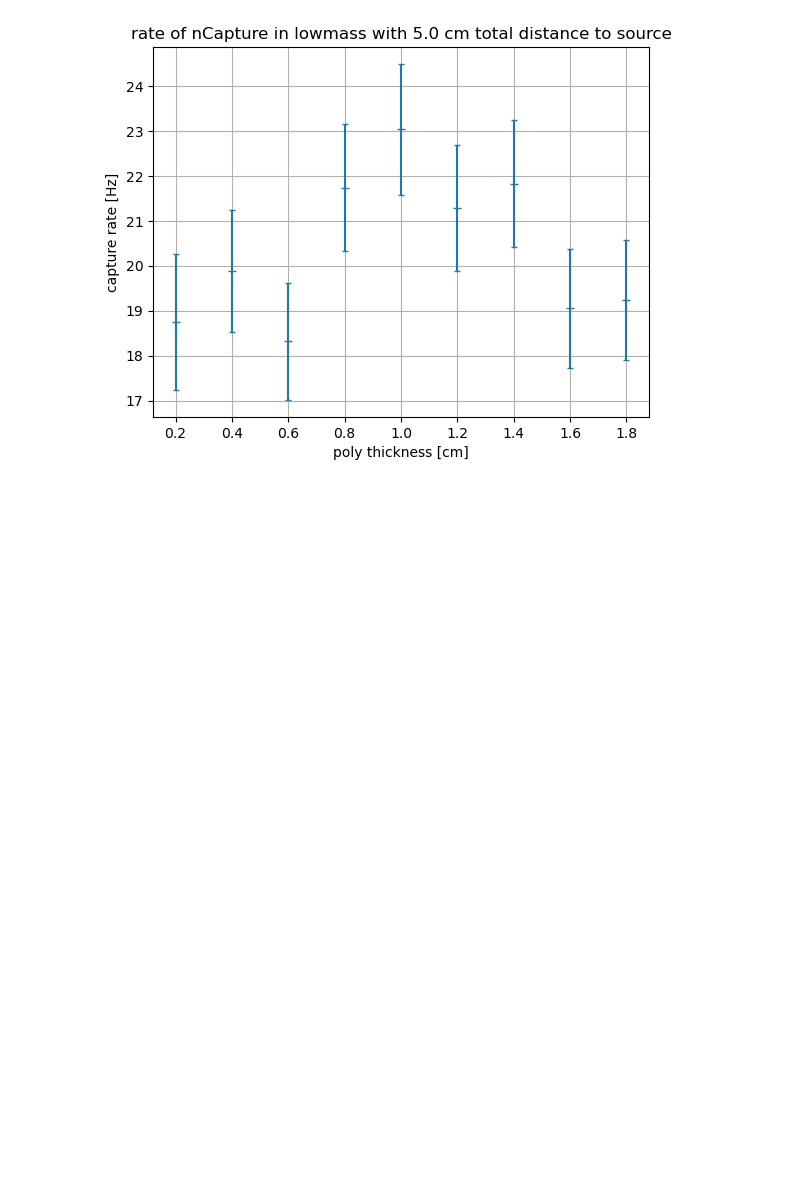
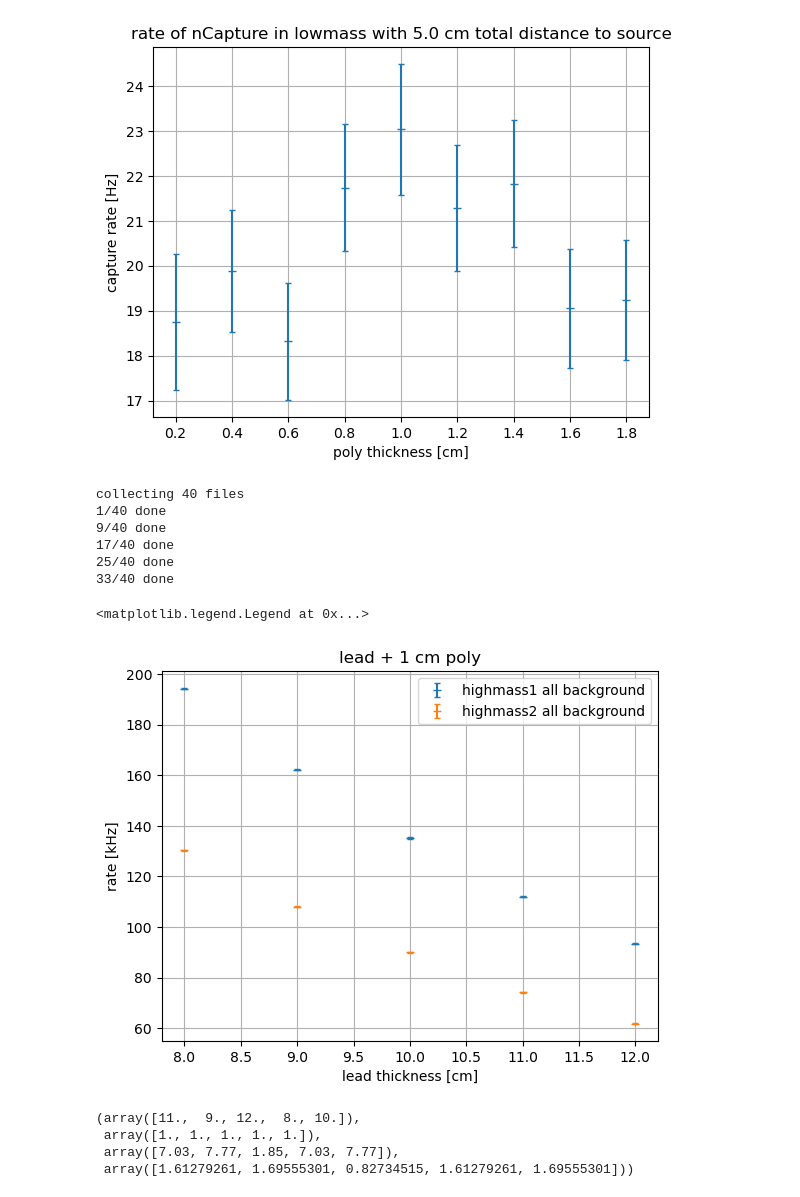
Before and after one commit to tamu-edu/doublecap, a Jupyter notebook: analysis/rate_calculations.ipynb, the cells around one changed output. Cells and saved outputs as stored; diff of their text form; code cells hidden in the pictures; blank space fills up the shorter version.

Commit message:
latest data, figures

```diff
--- a/analysis/rate_calculations.ipynb
+++ b/analysis/rate_calculations.ipynb
@@ -704,3 +704,54 @@ plt.ylabel('capture rate [Hz]')
 # %% [output]
 Text(0, 0.5, 'capture rate [Hz]')
 [figure]
+# %%
+importlib.reload(so)
+leadrates = so.BackgroundRates(match = 'Lead*_PE1.000000_*_t*.root', Ndefault = 1e8, folder = '../build/rate_data/', verbose = 3, part = 5)
+leadrates.analyze()
+# %% [output]
+collecting 40 files
+1/40 done
+9/40 done
+17/40 done
+25/40 done
+33/40 done
+# %%
+
+# collect rate data
+rates = []
+drates = []
+lead = []
+poly = []
+
+for l, p in leadrates.rates:
+    lead.append(l)
+    poly.append(p)
+    rates.append(leadrates.rates[(l,p)][:,0])
+    drates.append(leadrates.drates[(l,p)][:,0])
+
+rates = np.array(rates)
+drates = np.array(drates)
+lead = np.array(lead)
+poly = np.array(poly)
+
+
+plt.figure()
+#plt.errorbar(poly, lm_capture/1e3, yerr = lm_capture_err/1e3, linestyle = '', marker = '_', capsize = 2, label = 'lowmass capturees')
+plt.errorbar(lead, rates[:,0]/1e3, yerr = drates[:,0]/1e3, linestyle = '', marker = '_', capsize = 2, label = 'highmass1 all background')
+plt.errorbar(lead, rates[:,1]/1e3, yerr = drates[:,1]/1e3, linestyle = '', marker = '_', capsize = 2, label = 'highmass2 all background')
+plt.grid()
+#plt.semilogy()
+plt.title(f'lead + 1 cm poly')
+plt.xlabel('lead thickness [cm]')
+plt.ylabel('rate [kHz]')
+plt.legend()
+# %% [output]
+<matplotlib.legend.Legend at 0x...>
+[figure, added]
+# %%
+leadrates.get_capture_rate()
+# %% [output]
+(array([11.,  9., 12.,  8., 10.]),
+ array([1., 1., 1., 1., 1.]),
+ array([7.03, 7.77, 1.85, 7.03, 7.77]),
+ array([1.61279261, 1.69555301, 0.82734515, 1.61279261, 1.69555301]))
```
Also changed, not shown: parts of 3 cells of this notebook.
